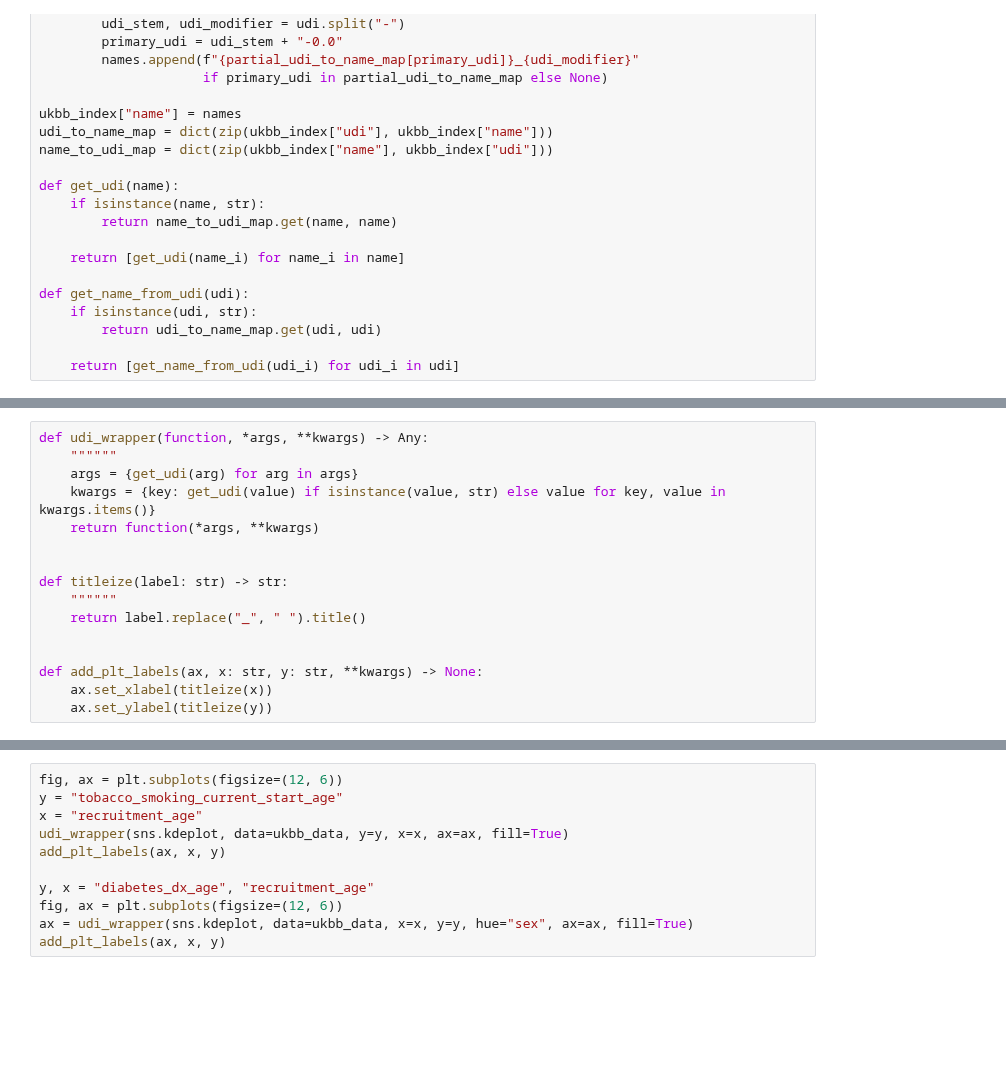
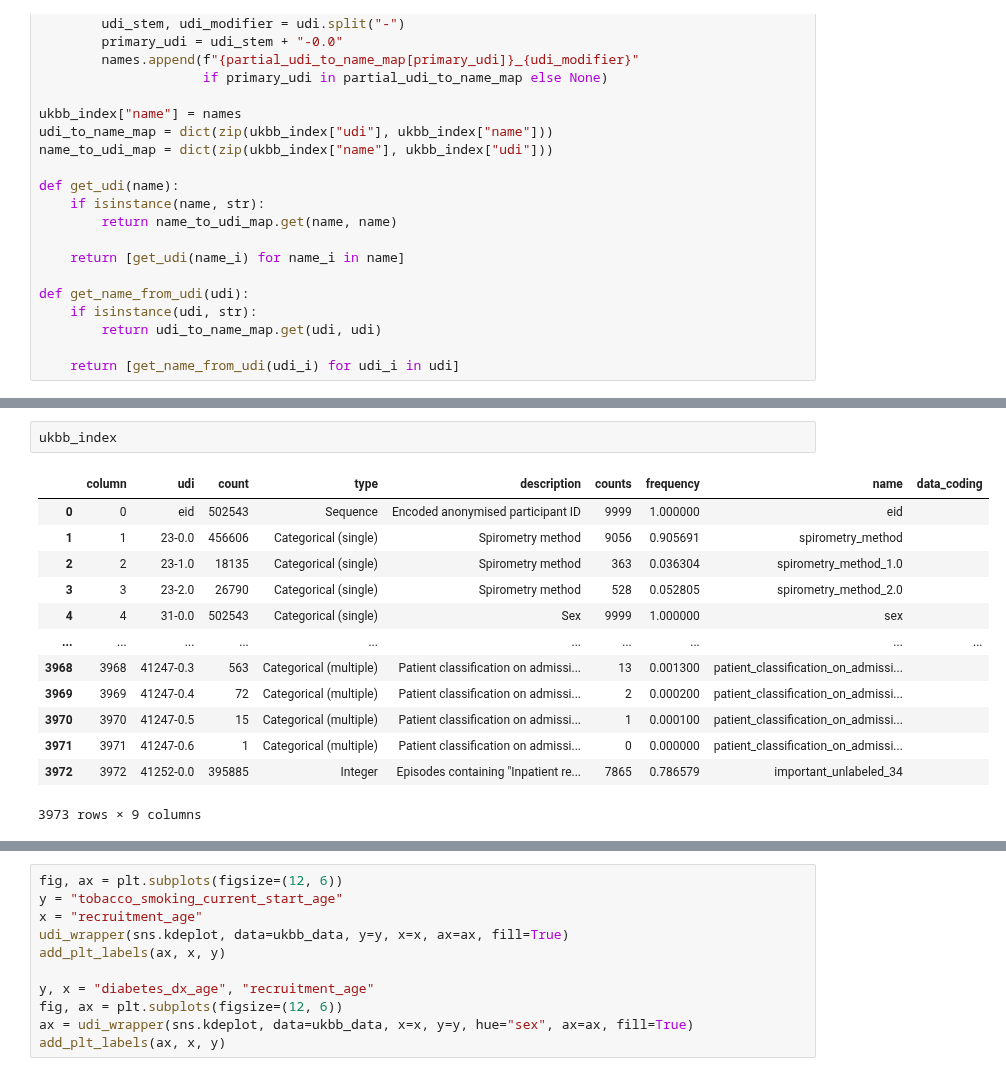
Before and after one commit to cole-khamnei/HLA_genotyping_associations, a Jupyter notebook: uk_biobank_EDA.ipynb, the cells around one changed output, grey strips where cells are left out. Drawn from its saved outputs; the diff is of its cells as text; blank space fills up the shorter version.

```diff
--- a/uk_biobank_EDA.ipynb
+++ b/uk_biobank_EDA.ipynb
@@ -151,16 +167,16 @@ relevant_feature_search(ukbb_index, "HTN")
-# %%
-def udi_wrapper(function, *args, **kwargs) -> Any:
-    """"""
-    args = {get_udi(arg) for arg in args}
-    kwargs = {key: get_udi(value) if isinstance(value, str) else value for key, value in kwargs.items()}
-    return function(*args, **kwargs)
-
-
-def titleize(label: str) -> str:
-    """"""
-    return label.replace("_", " ").title()
-
-
-def add_plt_labels(ax, x: str, y: str, **kwargs) -> None:
-    ax.set_xlabel(titleize(x))
-    ax.set_ylabel(titleize(y))
+# %%
+ukbb_index
+# %% [output]
+|  | column | udi | count | type | description | counts | frequency | name | data_coding |
+| 0 | 0 | eid | 502543 | Sequence | Encoded anonymised participant ID | 9999 | 1.000000 | eid |  |
+| 1 | 1 | 23-0.0 | 456606 | Categorical (single) | Spirometry method | 9056 | 0.905691 | spirometry_method |  |
+| 2 | 2 | 23-1.0 | 18135 | Categorical (single) | Spirometry method | 363 | 0.036304 | spirometry_method_1.0 |  |
+| 3 | 3 | 23-2.0 | 26790 | Categorical (single) | Spirometry method | 528 | 0.052805 | spirometry_method_2.0 |  |
+| 4 | 4 | 31-0.0 | 502543 | Categorical (single) | Sex | 9999 | 1.000000 | sex |  |
+| ... | ... | ... | ... | ... | ... | ... | ... | ... | ... |
+| 3968 | 3968 | 41247-0.3 | 563 | Categorical (multiple) | Patient classification on admissi... | 13 | 0.001300 | patient_classification_on_admissi... |  |
+| 3969 | 3969 | 41247-0.4 | 72 | Categorical (multiple) | Patient classification on admissi... | 2 | 0.000200 | patient_classification_on_admissi... |  |
+| 3970 | 3970 | 41247-0.5 | 15 | Categorical (multiple) | Patient classification on admissi... | 1 | 0.000100 | patient_classification_on_admissi... |  |
+| 3971 | 3971 | 41247-0.6 | 1 | Categorical (multiple) | Patient classification on admissi... | 0 | 0.000000 | patient_classification_on_admissi... |  |
+| 3972 | 3972 | 41252-0.0 | 395885 | Integer | Episodes containing "Inpatient re... | 7865 | 0.786579 | important_unlabeled_34 |  |
+3973 rows × 9 columns
```
Also changed, not shown: parts of 13 cells of this notebook, 1 other file.
